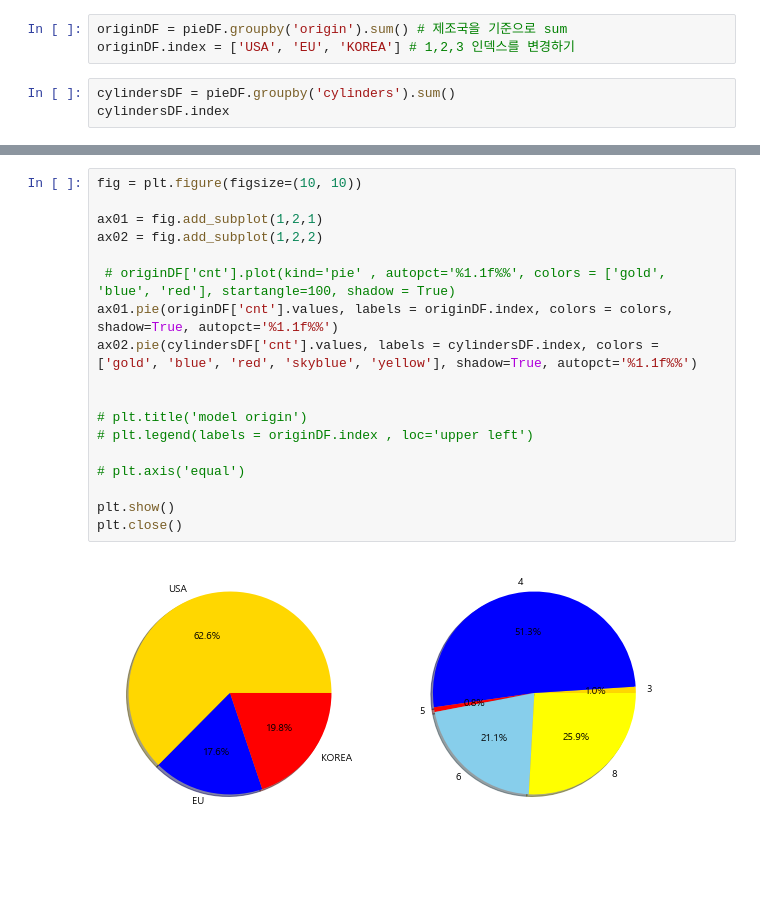
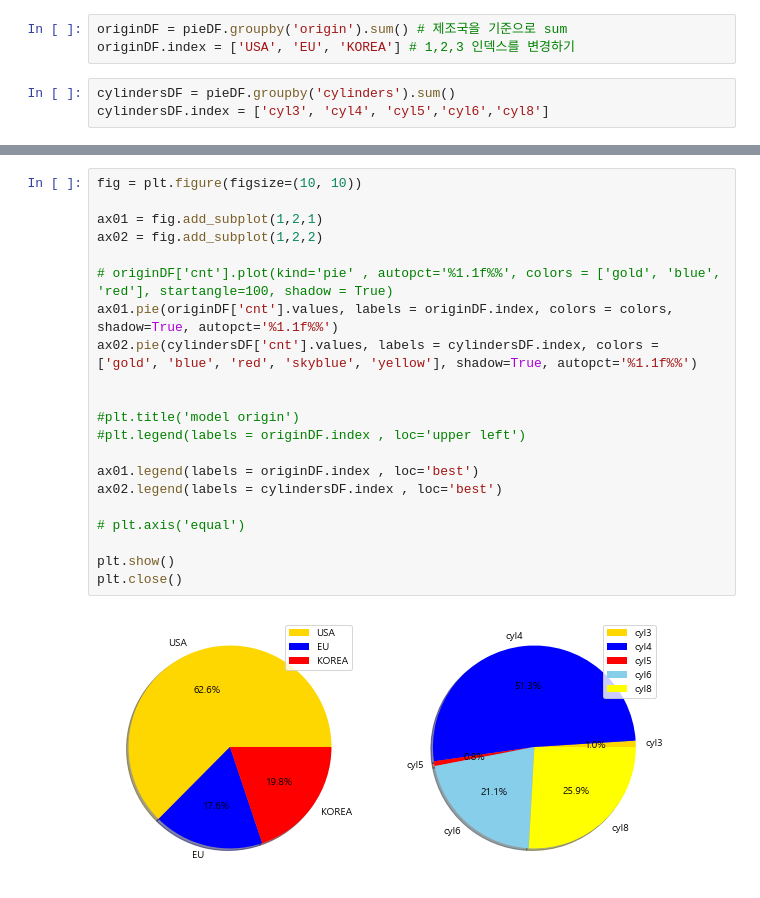
Before and after one commit to Supreme-YS/TIL, a Jupyter notebook: Data_Analysis/visualization[02].ipynb, the cells around one changed output, grey strips where cells are left out. Drawn from its saved outputs; the diff is of its cells as text; blank space fills up the shorter version.

```diff
--- a/Data_Analysis/visualization[02].ipynb
+++ b/Data_Analysis/visualization[02].ipynb
@@ -62,4 +62,4 @@ originDF = pieDF.groupby('origin').sum() # 제조국을 기준으로 sum
 originDF.index = ['USA', 'EU', 'KOREA'] # 1,2,3 인덱스를 변경하기
 # %%
 cylindersDF = pieDF.groupby('cylinders').sum()
-cylindersDF.index
+cylindersDF.index = ['cyl3', 'cyl4', 'cyl5','cyl6','cyl8']
@@ -75,20 +80,23 @@ originDF
 # %%
 fig = plt.figure(figsize=(10, 10))
 
 ax01 = fig.add_subplot(1,2,1)
 ax02 = fig.add_subplot(1,2,2)
 
- # originDF['cnt'].plot(kind='pie' , autopct='%1.1f%%', colors = ['gold', 'blue', 'red'], startangle=100, shadow = True)
+# originDF['cnt'].plot(kind='pie' , autopct='%1.1f%%', colors = ['gold', 'blue', 'red'], startangle=100, shadow = True)
 ax01.pie(originDF['cnt'].values, labels = originDF.index, colors = colors, shadow=True, autopct='%1.1f%%')
 ax02.pie(cylindersDF['cnt'].values, labels = cylindersDF.index, colors = ['gold', 'blue', 'red', 'skyblue', 'yellow'], shadow=True, autopct='%1.1f%%')
 
 
-# plt.title('model origin')
-# plt.legend(labels = originDF.index , loc='upper left')
+#plt.title('model origin')
+#plt.legend(labels = originDF.index , loc='upper left')
+
+ax01.legend(labels = originDF.index , loc='best')
+ax02.legend(labels = cylindersDF.index , loc='best')
 
 # plt.axis('equal')
 
 plt.show()
 plt.close()
 # %% [output]
-[figure, old version]
+[figure, new version]
```
Also changed, not shown: parts of 22 cells of this notebook, 1 other file.
